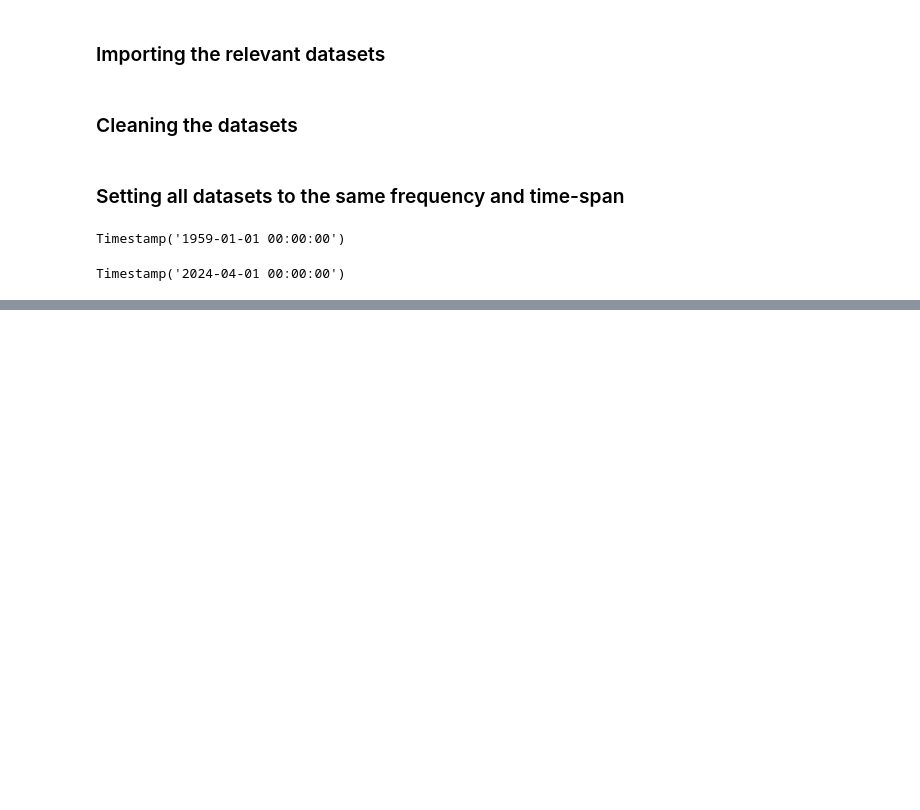
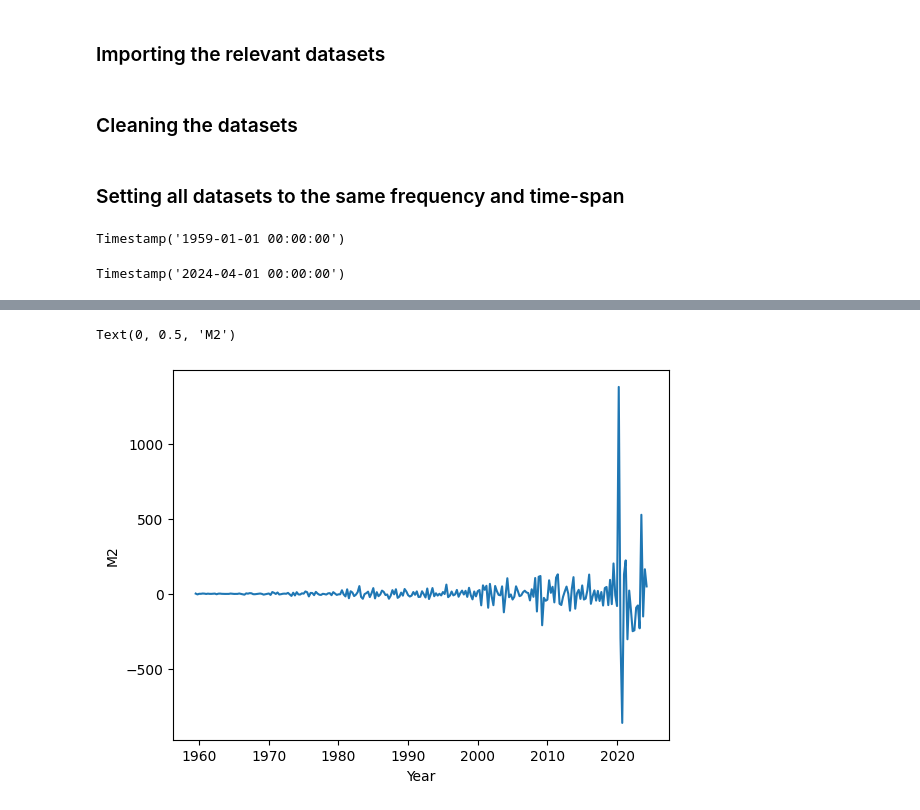
Before and after one commit to niklas0801/VAR_Models, a Jupyter notebook: VAR_model.ipynb, the cells around one changed output, grey strips where cells are left out. Cells and saved outputs as stored; diff of their text form; code cells hidden in the pictures; blank space fills up the shorter version.

```diff
--- a/VAR_model.ipynb
+++ b/VAR_model.ipynb
@@ -91,0 +169,22 @@ inflation = inflation.set_index("date").copy()
+# %%
+# Differencing the time-series again to achieve stationarity
+
+money_diff_2 = money_diff.copy()
+
+money_diff_2["M2"] = money_diff["M2"].diff().copy()
+# %%
+# Drop the row with the missing value
+
+money_diff_2 = money_diff_2.dropna().copy()
+
+# Again testing for stationarity
+
+result = adfuller(money_diff_2["M2"])
+print("ADF Statistic: %f" % result[0])
+print("p-value: %f" % result[1])
+for key, value in result[4].items():
+    print("Critical values:")
+    print(f"  {key} {value}")
+
+# The p-value < 0.05, the time-series is now stationary after differencing twice
+# The time-series is therefore integrated by order 1: I(2)
@@ -91,0 +200,10 @@ inflation = inflation.set_index("date").copy()
+# %%
+# Plotting the stationary time-series
+
+fig, ax = plt.subplots()
+ax.plot("M2", data=money_diff_2)
+ax.set_xlabel("Year")
+ax.set_ylabel("M2")
+# %% [output]
+Text(0, 0.5, 'M2')
+[figure, added]
```
Also changed, not shown: parts of 7 cells of this notebook.
